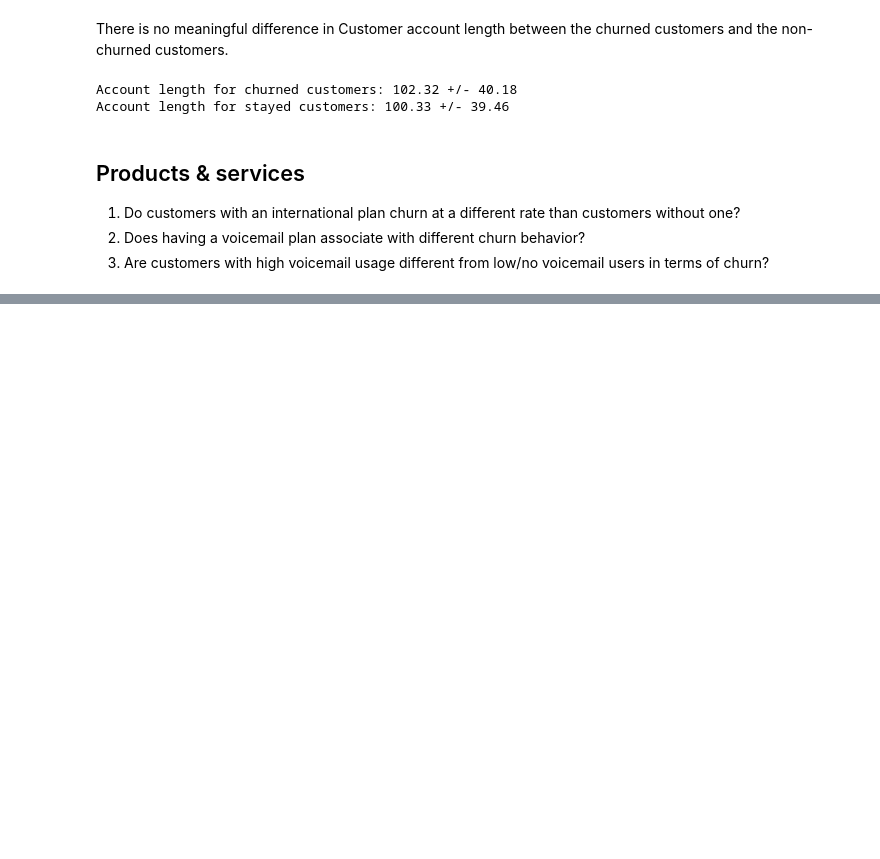
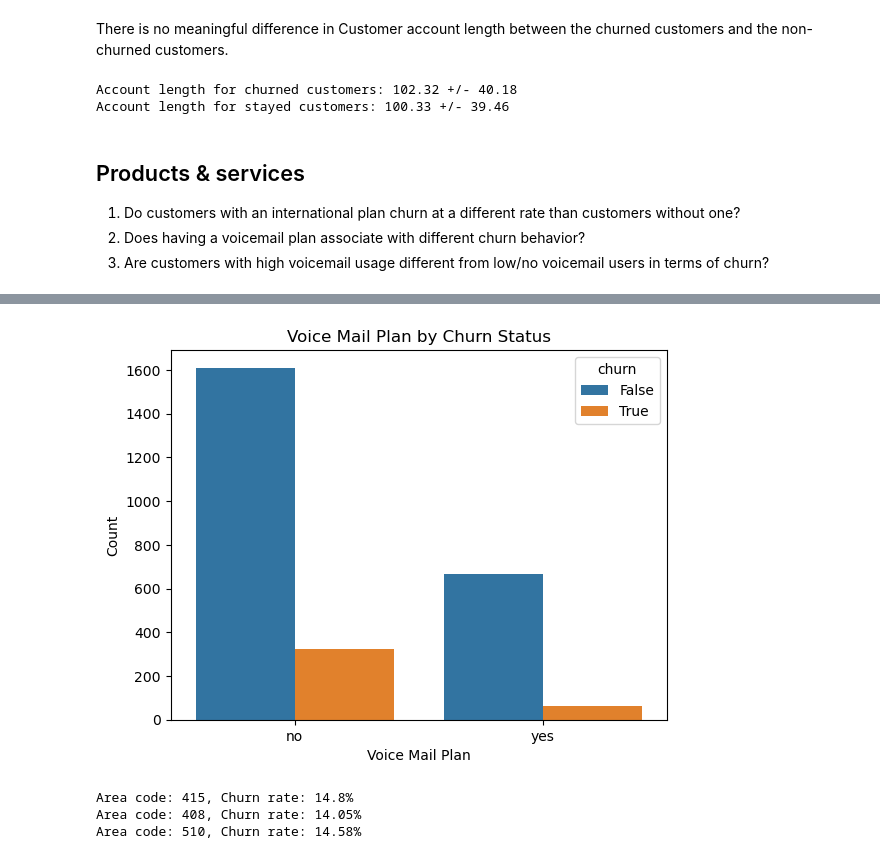
Before and after one commit to Erfan-Taherirani/Data_Science, a Jupyter notebook: Telecom Customer Churn/notebooks/data_understanding.ipynb, the cells around one changed output, grey strips where cells are left out. Cells and saved outputs as stored; diff of their text form; code cells hidden in the pictures; blank space fills up the shorter version.

```diff
--- a/Telecom Customer Churn/notebooks/data_understanding.ipynb
+++ b/Telecom Customer Churn/notebooks/data_understanding.ipynb
@@ -516,0 +453,25 @@ Churn rate without international plan: 12.70%
+# %%
+sns.countplot(
+    data=df,
+    x="voice_mail_plan",
+    hue="churn",
+)
+
+plt.title("Voice Mail Plan by Churn Status")
+plt.xlabel("Voice Mail Plan")
+plt.ylabel("Count")
+plt.show()
+# %% [output]
+[figure, added]
+# %%
+def get_area_code_churn_rate(df):
+    area_code_divided_data = get_divided_data(df, "area_code")
+    area_code_churn_rates = get_churn_rate(area_code_divided_data)
+    for value, churn_rate in area_code_churn_rates.items():
+        print(f"Area code: {value}, Churn rate: {churn_rate}%")
+
+get_area_code_churn_rate(df)
+# %% [output]
+Area code: 415, Churn rate: 14.8%
+Area code: 408, Churn rate: 14.05%
+Area code: 510, Churn rate: 14.58%
```
Also changed, not shown: parts of 15 cells of this notebook, 3 other files.
